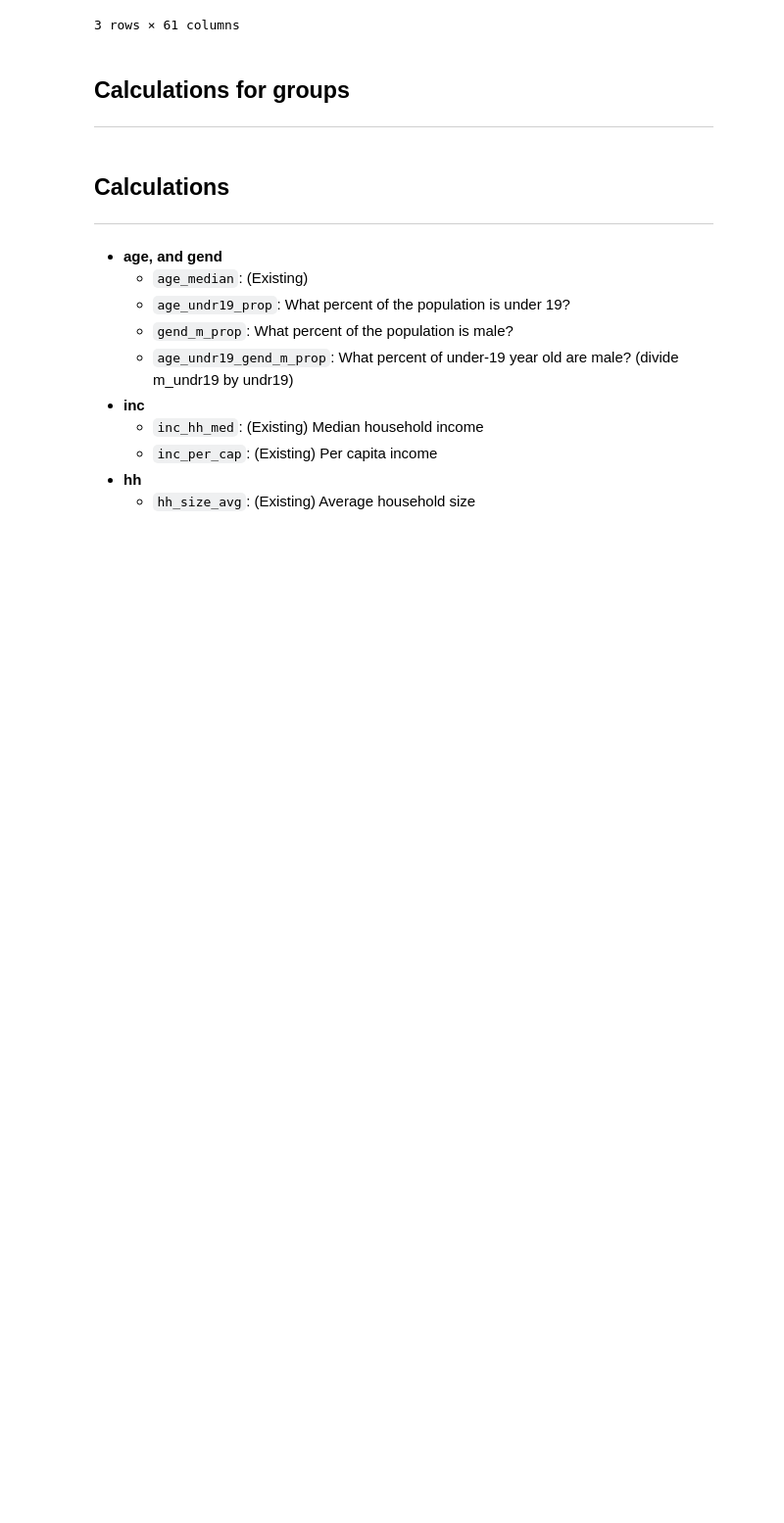
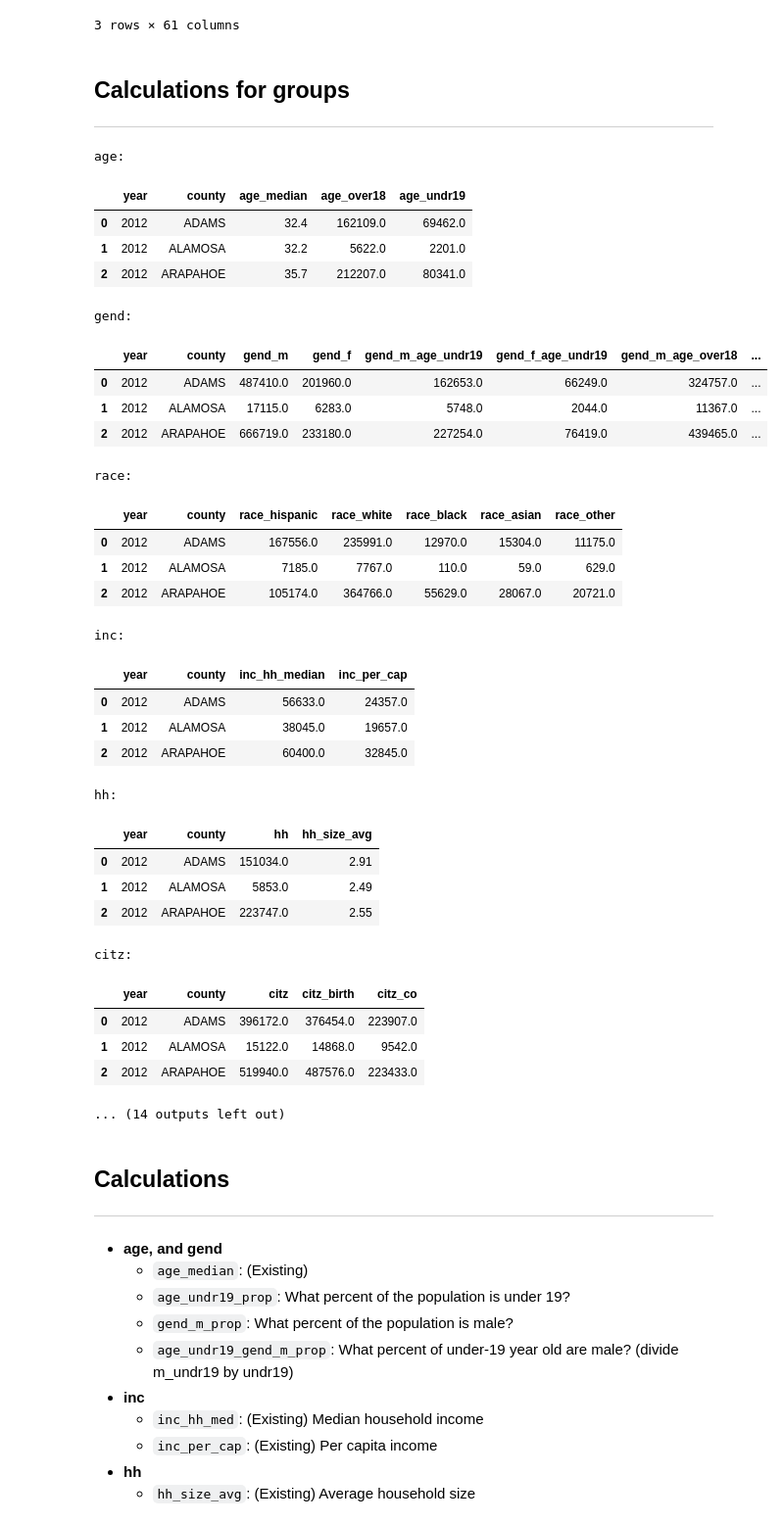
Before and after one commit to ryayoung/crime-data-engineering, a Jupyter notebook: 4-county_demographics.ipynb, the cells around one changed output. Shown at 98% size. Drawn from its saved outputs; the diff is of its cells as text; code cells hidden in the pictures; blank space fills up the shorter version.

```diff
--- a/4-county_demographics.ipynb
+++ b/4-county_demographics.ipynb
@@ -351,8 +351,39 @@ GroupedDF.default_index = INDEX
 GroupedDF.set_groups(['age', 'gend', 'race', 'inc', 'hh', 'citz', 'hsgrad', 'civ_lf', 'ps', 'stud', 'hu', 'hu_blt', 'hu_oo'])
 # %%
 gd = GroupedDF(main, INDEX, custom={'hu': INDEX + ['hu', 'hu_occ']})
-# gd.df
-# gd.display(3)
+gd.display(3)
+# %% [output]
+age:
+|  | year | county | age_median | age_over18 | age_undr19 |
+| 0 | 2012 | ADAMS | 32.4 | 162109.0 | 69462.0 |
+| 1 | 2012 | ALAMOSA | 32.2 | 5622.0 | 2201.0 |
+| 2 | 2012 | ARAPAHOE | 35.7 | 212207.0 | 80341.0 |
+gend:
+|  | year | county | gend_m | gend_f | gend_m_age_undr19 | gend_f_age_undr19 | gend_m_age_over18 | ... |
+| 0 | 2012 | ADAMS | 487410.0 | 201960.0 | 162653.0 | 66249.0 | 324757.0 | ... |
+| 1 | 2012 | ALAMOSA | 17115.0 | 6283.0 | 5748.0 | 2044.0 | 11367.0 | ... |
+| 2 | 2012 | ARAPAHOE | 666719.0 | 233180.0 | 227254.0 | 76419.0 | 439465.0 | ... |
+race:
+|  | year | county | race_hispanic | race_white | race_black | race_asian | race_other |
+| 0 | 2012 | ADAMS | 167556.0 | 235991.0 | 12970.0 | 15304.0 | 11175.0 |
+| 1 | 2012 | ALAMOSA | 7185.0 | 7767.0 | 110.0 | 59.0 | 629.0 |
+| 2 | 2012 | ARAPAHOE | 105174.0 | 364766.0 | 55629.0 | 28067.0 | 20721.0 |
+inc:
+|  | year | county | inc_hh_median | inc_per_cap |
+| 0 | 2012 | ADAMS | 56633.0 | 24357.0 |
+| 1 | 2012 | ALAMOSA | 38045.0 | 19657.0 |
+| 2 | 2012 | ARAPAHOE | 60400.0 | 32845.0 |
+hh:
+|  | year | county | hh | hh_size_avg |
+| 0 | 2012 | ADAMS | 151034.0 | 2.91 |
+| 1 | 2012 | ALAMOSA | 5853.0 | 2.49 |
+| 2 | 2012 | ARAPAHOE | 223747.0 | 2.55 |
+citz:
+|  | year | county | citz | citz_birth | citz_co |
+| 0 | 2012 | ADAMS | 396172.0 | 376454.0 | 223907.0 |
+| 1 | 2012 | ALAMOSA | 15122.0 | 14868.0 | 9542.0 |
+| 2 | 2012 | ARAPAHOE | 519940.0 | 487576.0 | 223433.0 |
+... (14 outputs left out)
 # %% [markdown]
 ## Calculations
 ---
```
Also changed, not shown: parts of 1 cell of this notebook, 10 other files.
